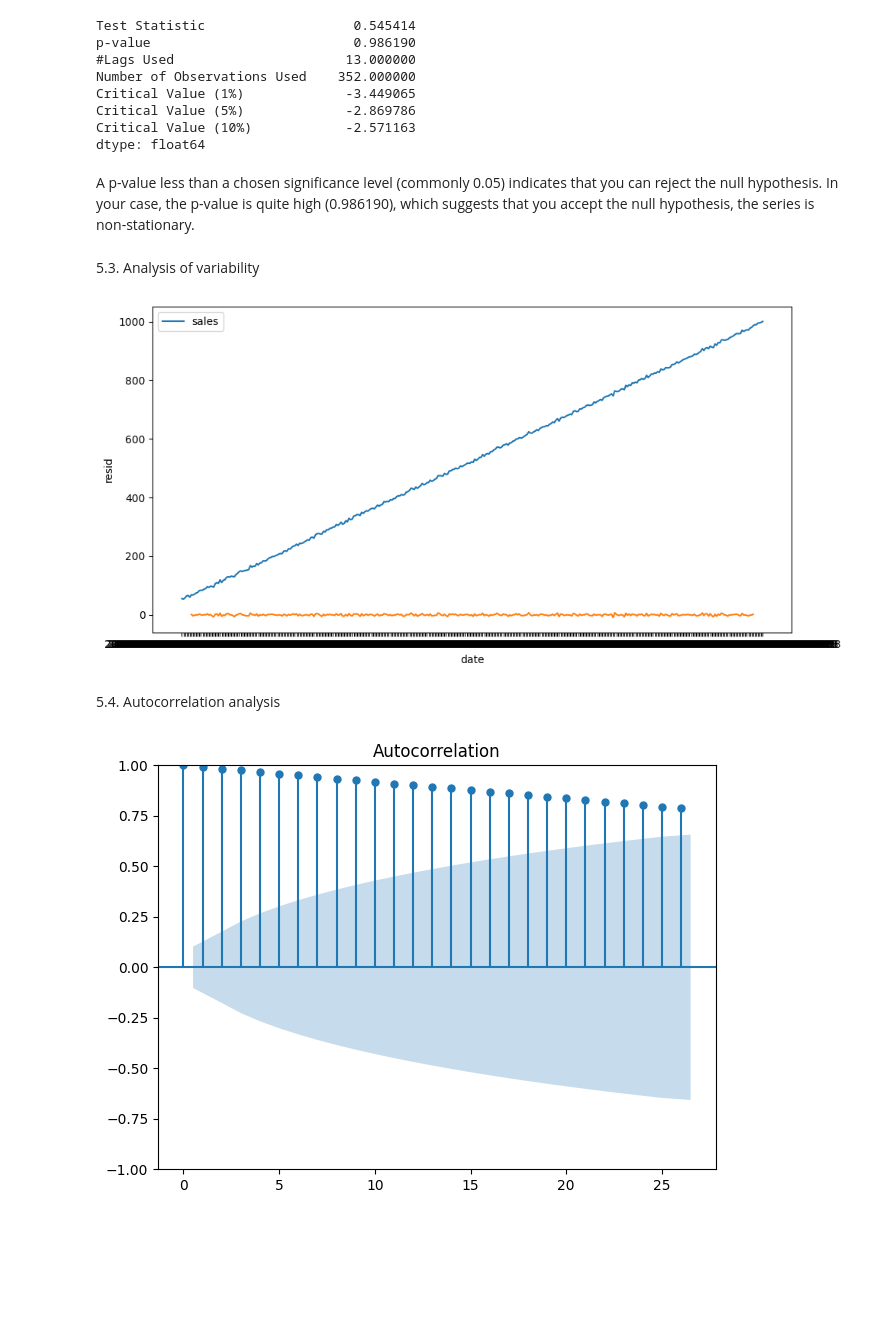
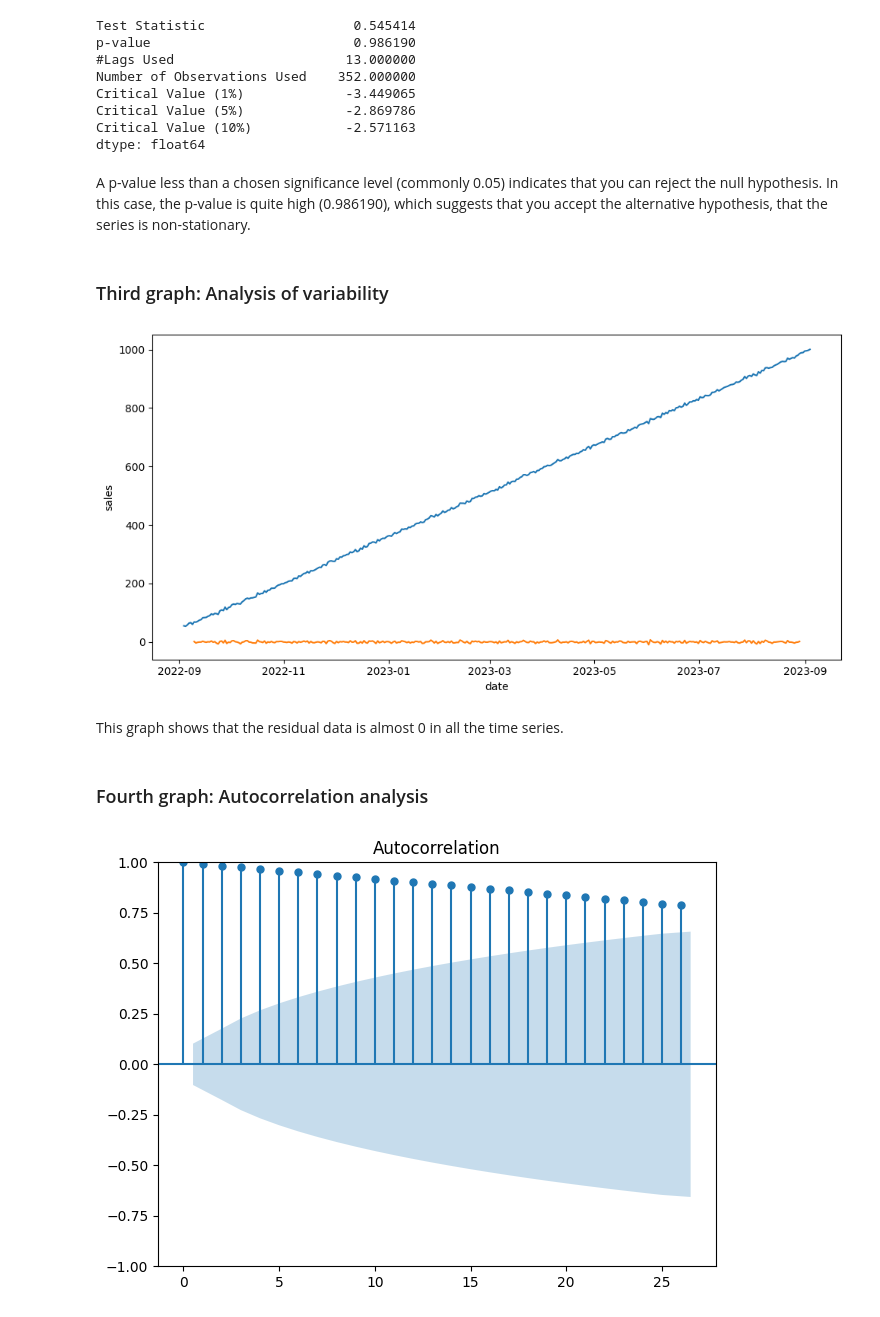
Before and after one commit to FEFO2/Alternative-time-series-project, a Jupyter notebook: src/02_data_analysis.ipynb, the cells around one changed output. Cells and saved outputs as stored; diff of their text form; code cells hidden in the pictures; blank space fills up the shorter version.

```diff
--- a/src/02_data_analysis.ipynb
+++ b/src/02_data_analysis.ipynb
@@ -7,7 +9,7 @@ import pandas as pd
 import matplotlib.pyplot as plt
 import seaborn as sns
 
-total_data = pd.read_csv(r'C:\Users\rnogu\OneDrive\Documentos\GitHub\Alternative-time-series-project\data\raw\total_data_raw.csv')
+total_data = pd.read_csv(r'..\data\raw\total_sales.csv')
 total_data.head()
 # %% [output]
 |  | date | sales |
@@ -57,0 +56,7 @@ total_data = total_data.set_index("date")
+# %%
+# CHANGING 'date' TO DATETIME
+total_data['date'] = pd.to_datetime(total_data.date)
+total_data = total_data.set_index("date")
+# CREATING A NEW VARIABLE FOR ISOLATED ANALYSIS
+ts_total = total_data["sales"]
+ts_total.head()
@@ -57,0 +83,4 @@ total_data = total_data.set_index("date")
+# %%
+from statsmodels.tsa.seasonal import seasonal_decompose
+decomposition = seasonal_decompose(ts_total, period = 12)
+decomposition
@@ -79,4 +100,0 @@ Through visual analysis we might be able to estimate these metrics by eye, but i
-# %%
-from statsmodels.tsa.seasonal import seasonal_decompose
-decomposition = seasonal_decompose(total_data, period = 12)
-decomposition
@@ -133,24 +136,24 @@ Critical Value (5%)             -2.869786
 Critical Value (10%)            -2.571163
 dtype: float64
 # %% [markdown]
-A p-value less than a chosen significance level (commonly 0.05) indicates that you can reject the null hypothesis. In your case, the p-value is quite high (0.986190), which suggests that you accept the null hypothesis, the series is non-stationary.
+A p-value less than a chosen significance level (commonly 0.05) indicates that you can reject the null hypothesis. In this case, the p-value is quite high (0.986190), which suggests that you accept the alternative hypothesis, that the series is non-stationary.
 # %% [markdown]
-5.3. Analysis of variability
+### Third graph: Analysis of variability
 # %%
 residual = decomposition.resid
 
 fig, axis = plt.subplots(figsize = (10, 5))
 
-sns.lineplot(data = total_data)
+sns.lineplot(data = ts_total)
 sns.lineplot(data = residual)
-
 plt.tight_layout()
-
 plt.show()
 # %% [output]
-[figure, old version]
+[figure, new version]
-# %% [markdown]
-5.4. Autocorrelation analysis
+# %% [markdown]
+This graph shows that the residual data is almost 0 in all the time series.
+# %% [markdown]
+### Fourth graph: Autocorrelation analysis
 # %%
 from statsmodels.graphics.tsaplots import plot_acf
 
```
Also changed, not shown: parts of 29 cells of this notebook, 6 other files.
